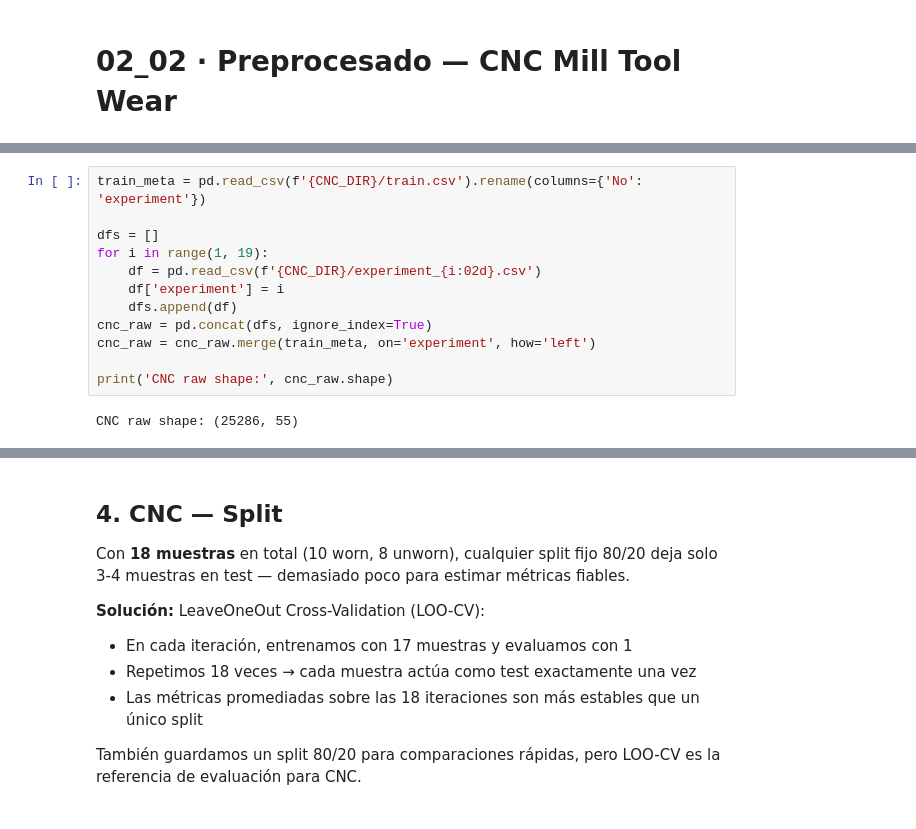
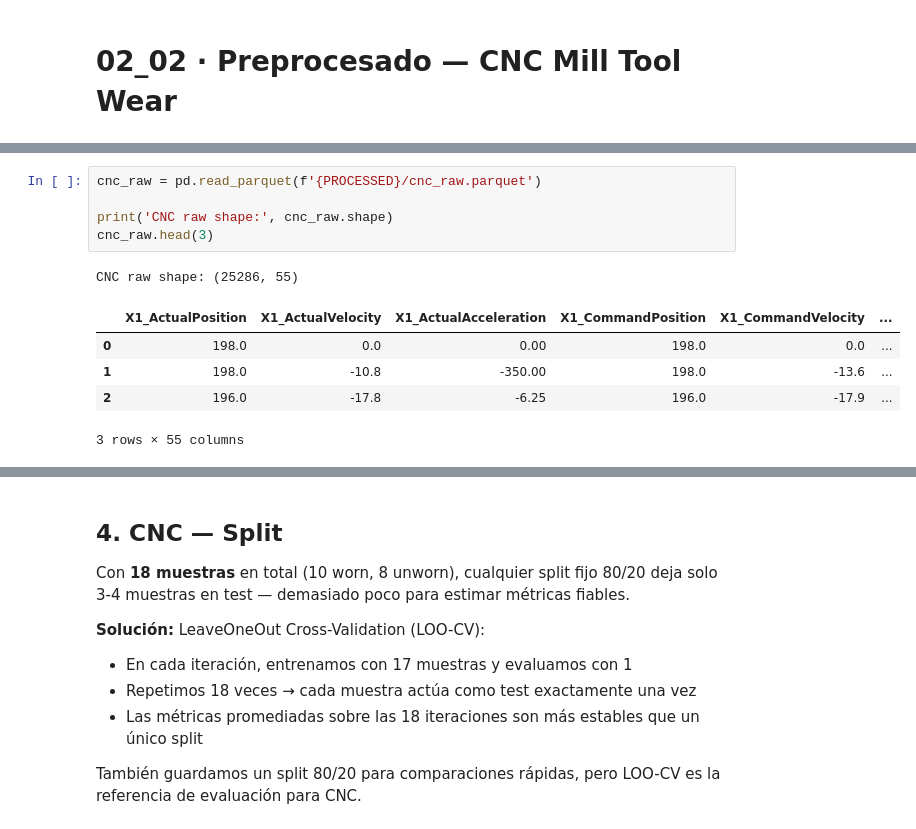
Before and after one commit to ngalparsoro/Milling-Machine-Failure-Prediction, a Jupyter notebook: notebooks/02_02_Preprocesado_CNC.ipynb, the cells around one changed output, grey strips where cells are left out. Cells and saved outputs as stored; diff of their text form.

```diff
--- a/notebooks/02_02_Preprocesado_CNC.ipynb
+++ b/notebooks/02_02_Preprocesado_CNC.ipynb
@@ -29,17 +11,15 @@ un dataset clásico de clasificación tabular.
-# %%
-train_meta = pd.read_csv(f'{CNC_DIR}/train.csv').rename(columns={'No': 'experiment'})
-
-dfs = []
-for i in range(1, 19):
-    df = pd.read_csv(f'{CNC_DIR}/experiment_{i:02d}.csv')
-    df['experiment'] = i
-    dfs.append(df)
-cnc_raw = pd.concat(dfs, ignore_index=True)
-cnc_raw = cnc_raw.merge(train_meta, on='experiment', how='left')
-
-print('CNC raw shape:', cnc_raw.shape)
-# %% [output]
-CNC raw shape: (25286, 55)
+# %%
+cnc_raw = pd.read_parquet(f'{PROCESSED}/cnc_raw.parquet')
+
+print('CNC raw shape:', cnc_raw.shape)
+cnc_raw.head(3)
+# %% [output]
+CNC raw shape: (25286, 55)
+|  | X1_ActualPosition | X1_ActualVelocity | X1_ActualAcceleration | X1_CommandPosition | X1_CommandVelocity | ... |
+| 0 | 198.0 | 0.0 | 0.00 | 198.0 | 0.0 | ... |
+| 1 | 198.0 | -10.8 | -350.00 | 198.0 | -13.6 | ... |
+| 2 | 196.0 | -17.8 | -6.25 | 196.0 | -17.9 | ... |
+3 rows × 55 columns
 # %%
 # Columnas de sensores (excluir columnas de control y metadata)
 exclude = ['experiment', 'Machining_Process', 'M1_CURRENT_PROGRAM_NUMBER',
```
Also changed, not shown: parts of 3 cells of this notebook, 14 other files.
